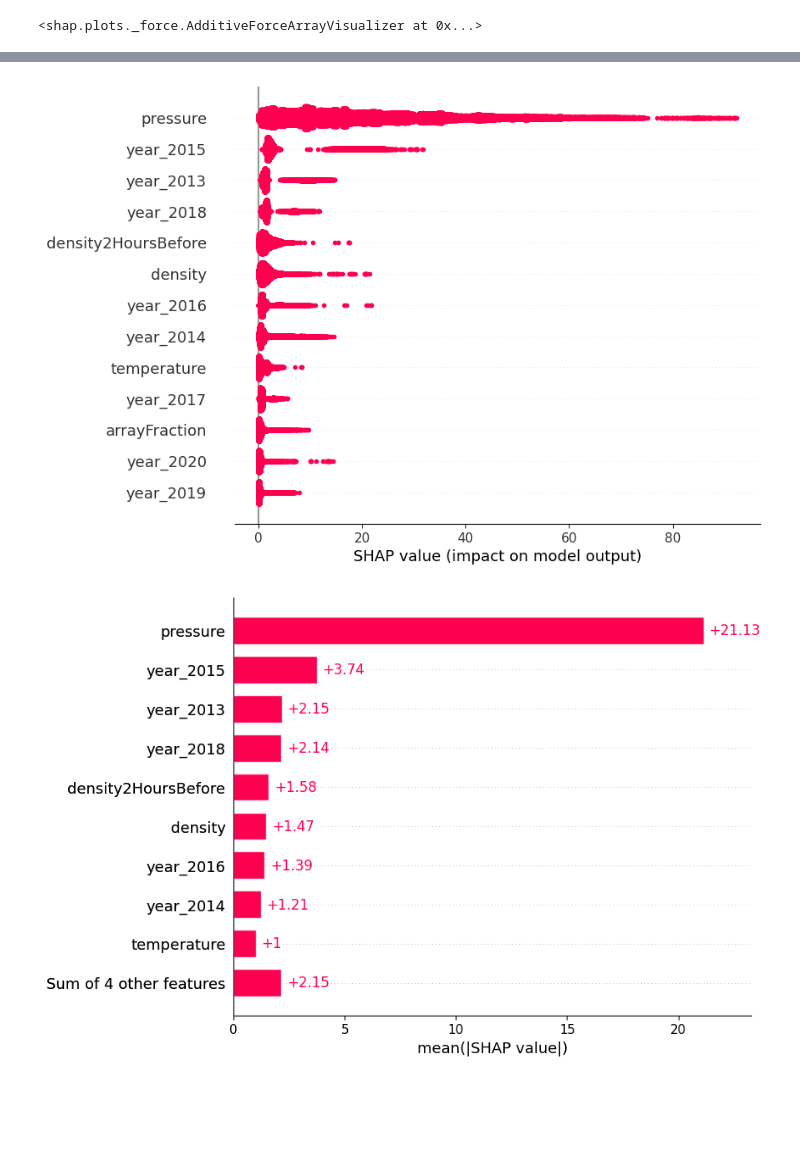
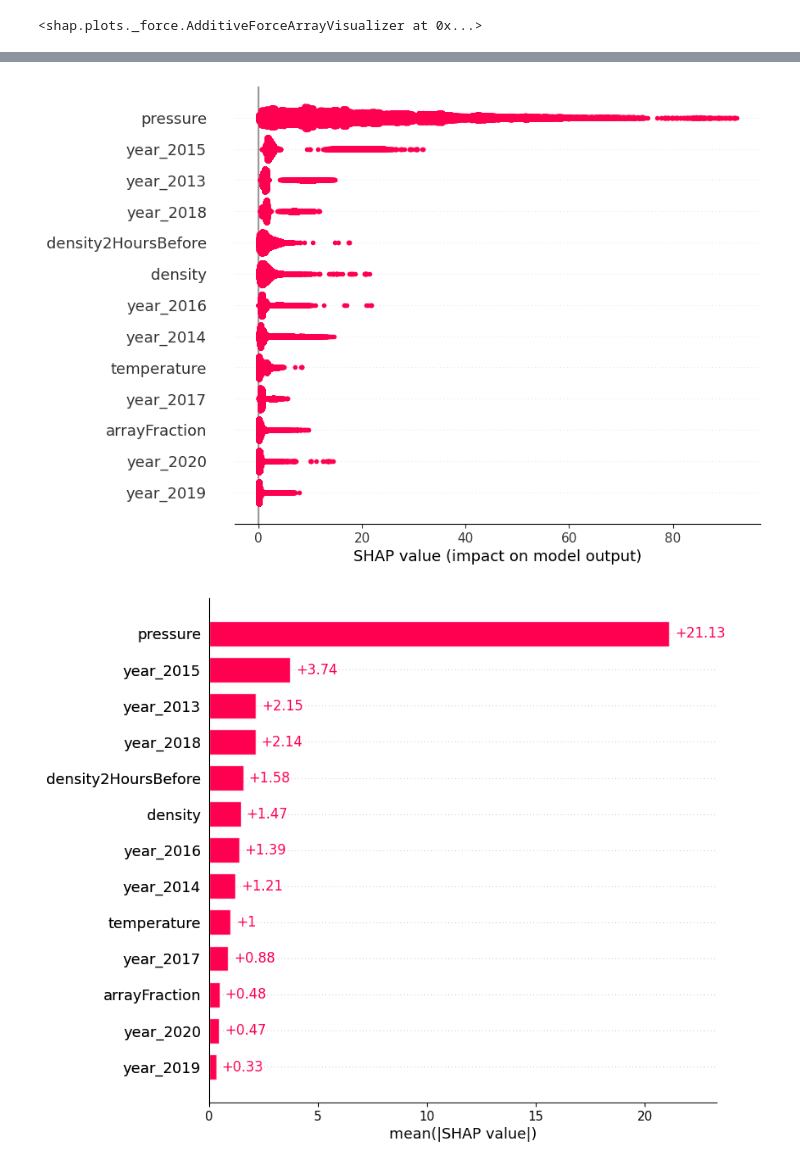
Before and after one commit to AGogosha/MLPhysAstr-CosRay-ReFlux, a Jupyter notebook: src/HistGradientBoost_Training.ipynb, the cells around one changed output, grey strips where cells are left out. Drawn from its saved outputs; the diff is of its cells as text; code cells hidden in the pictures; blank space fills up the shorter version.

```diff
--- a/src/HistGradientBoost_Training.ipynb
+++ b/src/HistGradientBoost_Training.ipynb
@@ -514,7 +514,7 @@ plt.close()
 
 
 # Plot that shows the global feature importance
-shap.plots.bar(shap_expl_onehot, show=False)
+shap.plots.bar(shap_expl_onehot,max_display=40, show=False)
 plt.savefig(
     f"../plots/shap_onehot_bar_hist.{file_format}",
     format=file_format,
@@ -528,2 +528,2 @@ plt.close()
 [figure]
-[figure, old version]
+[figure, new version]
```
Also changed, not shown: parts of 1 cell of this notebook, 3 other files.
